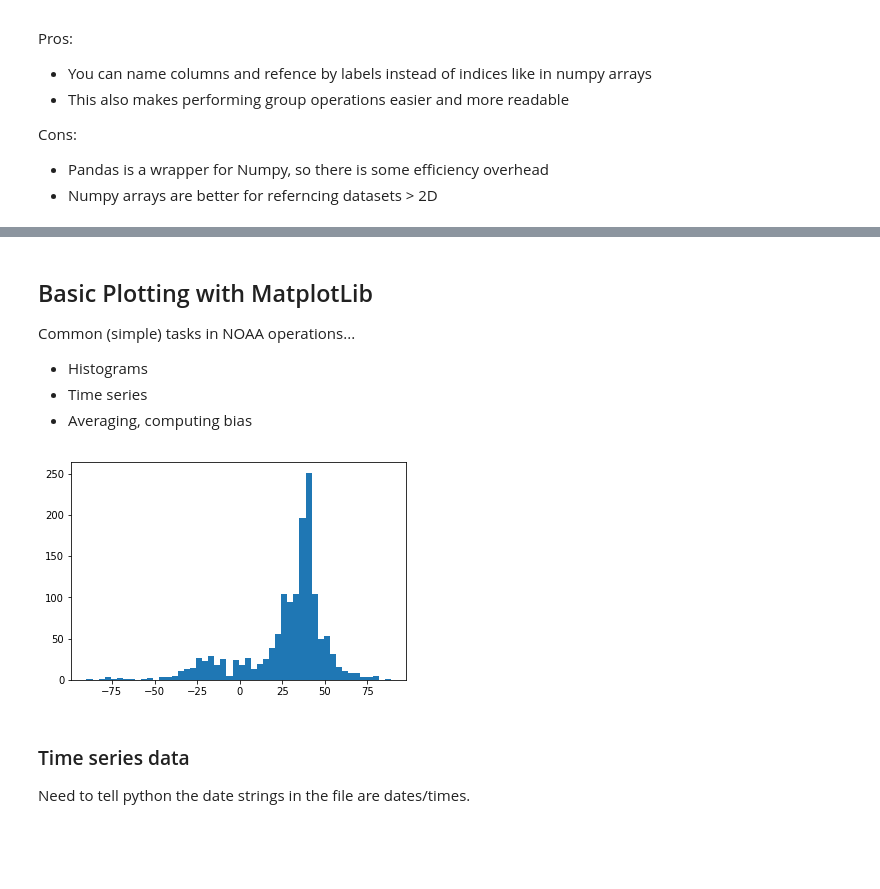
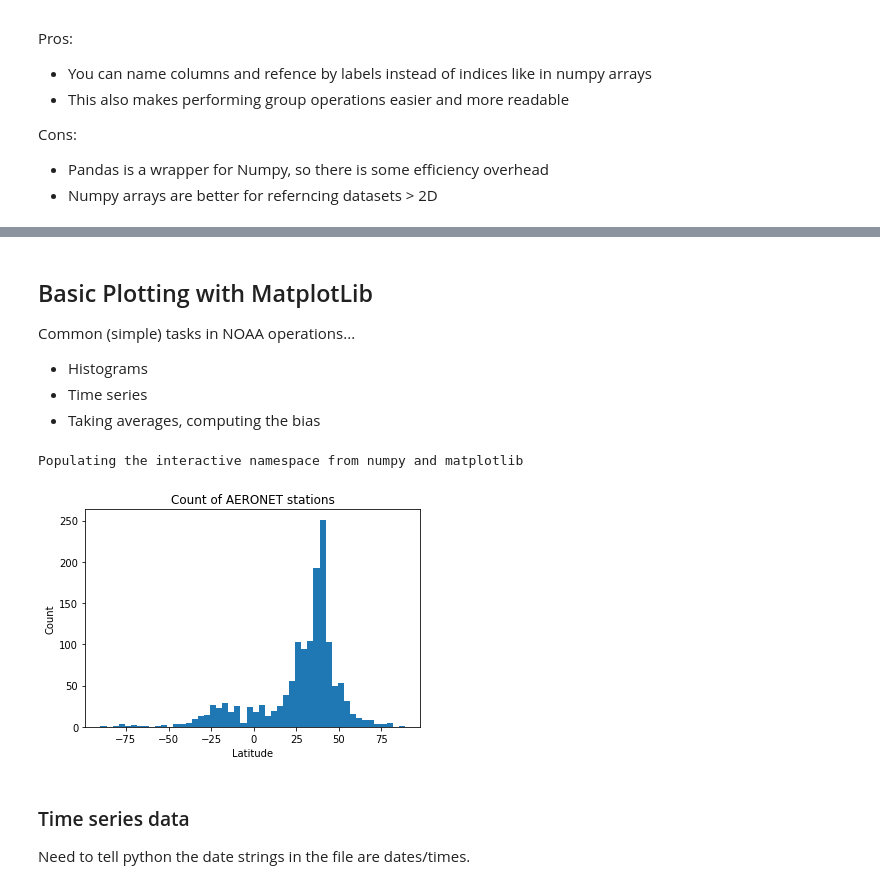
Before and after one commit to eviatarbach/ncep-lectures, a Jupyter notebook: python-lab-1.ipynb, the cells around one changed output, grey strips where cells are left out. Drawn from its saved outputs; the diff is of its cells as text; code cells hidden in the pictures; blank space fills up the shorter version.

Commit message:
Updates to language, use of plt unstead of pd plots

```diff
--- a/python-lab-1.ipynb
+++ b/python-lab-1.ipynb
@@ -147,7 +159,7 @@ Cons:
 # %%
 import pandas as pd
 # %%
-url = 'https://aeronet.gsfc.nasa.gov/aeronet_locations_v3.txt'
-stationList = pd.read_csv(url, skiprows=1)
+fname = 'data/aeronet_locations_v3.txt'
+stationList = pd.read_csv(fname, skiprows=1)
 # %%
 # Show column names - kind of ugly
@@ -189,4 +199,4 @@ From the data folder, import "20180801_20180831_PNNL_lev15.csv." What are the co
 Common (simple) tasks in NOAA operations...
 * Histograms
 * Time series
-* Averaging, computing bias
+* Taking averages, computing the bias
@@ -197,9 +203,24 @@ import matplotlib.pyplot as plt
+# %%
+# Matplotlib
+from matplotlib import pyplot as plt
+
+# Controls figure size
+plt.rcParams['figure.figsize'] = [10, 5]
+
+# Add the plot directly to your notebook
+#%matplotlib inline
+%pylab inline
+# %% [output]
+Populating the interactive namespace from numpy and matplotlib
 # %%
 # Create a histogram with 50 bins
 plt.hist(stationList["lat"], bins=50)
+plt.xlabel("Latitude")
+plt.ylabel("Count")
+plt.title("Count of AERONET stations")
 plt.show()
 # %% [output]
-[figure, old version]
+[figure, new version]
 # %% [markdown]
 ### Time series data
 
```
Also changed, not shown: parts of 43 cells of this notebook, 3 other files.
